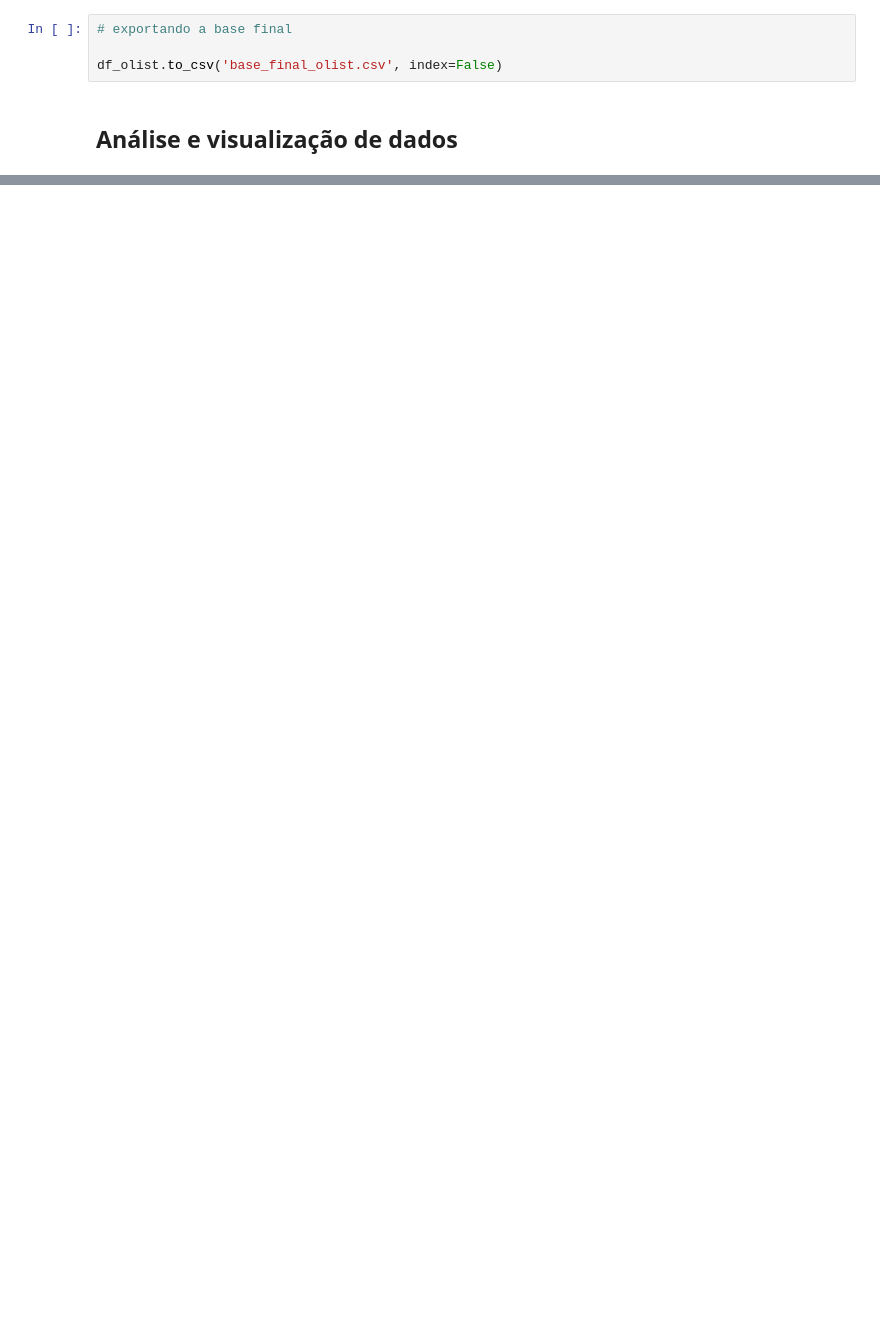
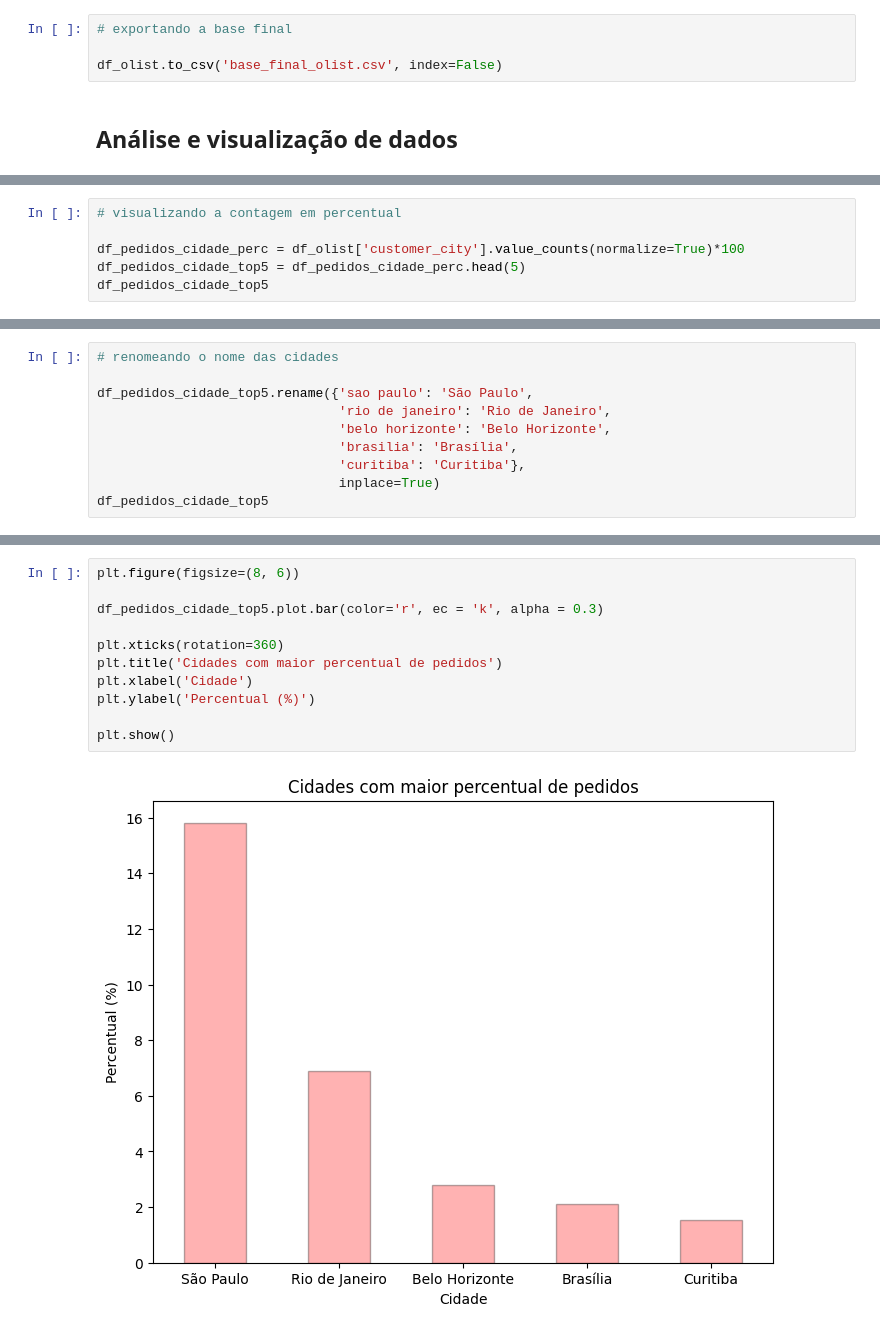
Before and after one commit to reprograma/on26-python-s14-analise-de-dados, a Jupyter notebook: exercicios/para-casa-CARLA/analiseOlist.ipynb, the cells around one changed output, grey strips where cells are left out. Cells and saved outputs as stored; diff of their text form; blank space fills up the shorter version.

```diff
--- a/exercicios/para-casa-CARLA/analiseOlist.ipynb
+++ b/exercicios/para-casa-CARLA/analiseOlist.ipynb
@@ -482,0 +578,6 @@ df_olist.to_csv('base_final_olist.csv', index=False)
+# %%
+# visualizando a contagem em percentual
+
+df_pedidos_cidade_perc = df_olist['customer_city'].value_counts(normalize=True)*100
+df_pedidos_cidade_top5 = df_pedidos_cidade_perc.head(5)
+df_pedidos_cidade_top5
@@ -482,0 +592,10 @@ df_olist.to_csv('base_final_olist.csv', index=False)
+# %%
+# renomeando o nome das cidades
+
+df_pedidos_cidade_top5.rename({'sao paulo': 'São Paulo',
+                               'rio de janeiro': 'Rio de Janeiro',
+                               'belo horizonte': 'Belo Horizonte',
+                               'brasilia': 'Brasília',
+                               'curitiba': 'Curitiba'},
+                               inplace=True)
+df_pedidos_cidade_top5
@@ -482,0 +610,13 @@ df_olist.to_csv('base_final_olist.csv', index=False)
+# %%
+plt.figure(figsize=(8, 6))
+
+df_pedidos_cidade_top5.plot.bar(color='r', ec = 'k', alpha = 0.3)
+
+plt.xticks(rotation=360)
+plt.title('Cidades com maior percentual de pedidos')
+plt.xlabel('Cidade')
+plt.ylabel('Percentual (%)')
+
+plt.show()
+# %% [output]
+[figure, added]
```
Also changed, not shown: parts of 22 cells of this notebook, 1 other file.
